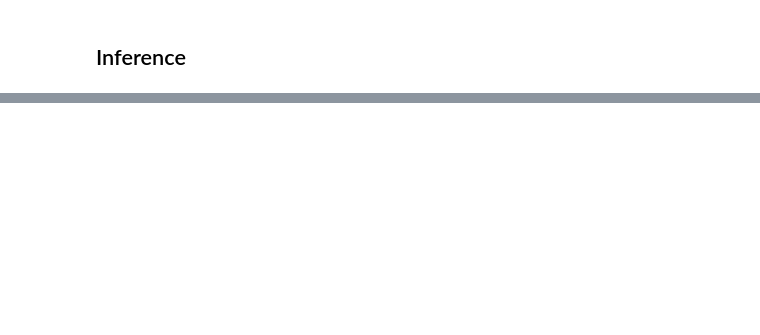
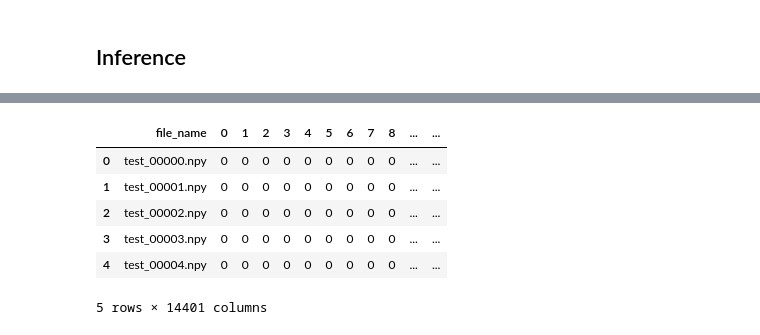
Before and after one commit to giwankim/precipitation-nowcasting, a Jupyter notebook: notebooks/02-rainnet.ipynb, the cells around one changed output, grey strips where cells are left out. Drawn from its saved outputs; the diff is of its cells as text; code cells hidden in the pictures; blank space fills up the shorter version.

```diff
--- a/notebooks/02-rainnet.ipynb
+++ b/notebooks/02-rainnet.ipynb
@@ -330,9 +330,11 @@ class RainNet(pl.LightningModule):
         y_hat *= args["rng"]
 
         y_true = radar2precipitation(y)
+        y_true = np.nan_to_num(y_true)
         y_true = np.where(y_true >= 0.1, 1, 0)
         y_true = y_true.ravel()
         y_pred = radar2precipitation(y_hat)
+        y_pred = np.nan_to_num(y_pred)
         y_pred = np.where(y_pred >= 0.1, 1, 0)
         y_pred = y_pred.ravel()
 
@@ -343,7 +345,6 @@ class RainNet(pl.LightningModule):
         err = (y - y_hat) * y_true
         err = np.abs(err)
         mae = err.sum() / y_true.sum()
-
         self.log("mae", mae)
 
         tn, fp, fn, tp = metrics.confusion_matrix(y_true, y_pred).ravel()
@@ -475,7 +476,7 @@ Epoch 0 | MAE/CSI: 336.4057808053285 | MAE: 53.408172231985944 | CSI: 0.15876116
 [interactive output not drawn]
 # %%
 # AdamW bs128 lr 1e-3
-for fold in range(5):
+for fold in range(3, 5):
     train_fold(df, fold, bilinear=True)
 # %% [output]
 GPU available: True, used: True
@@ -611,8 +542,6 @@ def inference(checkpoints):
     datamodule = NowcastingDataModule()
     datamodule.setup("test")
 
-    test_paths = datamodule.test_dataset.paths
-    test_filenames = [path.name for path in test_paths]
     final_preds = np.zeros((len(datamodule.test_dataset), 14400))
 
     for checkpoint in checkpoints:
@@ -628,14 +557,13 @@ def inference(checkpoints):
                 imgs = imgs.detach().cpu().numpy()
                 imgs = imgs[:, 0, 4:124, 4:124]
                 imgs = args["rng"] * imgs
-                imgs = imgs.clip(0, 255)
                 imgs = imgs.round()
                 preds.append(imgs)
 
         preds = np.concatenate(preds)
         preds = preds.astype(np.uint8)
         preds = preds.reshape(-1, 14400)
-        final_preds += preds / len(checkpoint)
+        final_preds += preds / len(checkpoints)
 
         del model
         gc.collect()
@@ -645,7 +573,9 @@ def inference(checkpoints):
     final_preds = final_preds.astype(np.uint8)
 
     subm = pd.DataFrame()
-    subm["file_name"] = test_filename
+    test_paths = datamodule.test_dataset.paths
+    test_filenames = [path.name for path in test_paths]
+    subm["file_name"] = test_filenames
     for i in tqdm(range(14400)):
         subm[str(i)] = final_preds[:, i]
 
@@ -653,5 +585,7 @@ def inference(checkpoints):
 # %%
-checkpoints = [args["model_dir"] / f"rainnet_fold{fold}_bs{args['batch_size']}_epochs{args['max_epochs']}_lr{model.lr}_{args['optimizer']}_{args['scheduler']}.ckpt" for fold in range(5)]
-output_path = args["output_dir"] / f"rainnet_bs{args['batch_size']}_epochs{args['max_epochs']}_lr{model.lr}_{args['optimizer']}_{args['scheduler']}.csv"
-subm.to_csv(output_path, index=False)
-subm.head()
+checkpoints = [
+    args["model_dir"]
+    / f"rainnet_fold{fold}_bs{args['batch_size']}_epochs{args['max_epochs']}_lr{args['lr']}_{args['optimizer']}_{args['scheduler']}.ckpt"
+    for fold in range(5)
+]
+subm = inference(checkpoints)
@@ -657,0 +603,15 @@ subm.head()
+# %%
+output_path = (
+    args["output_dir"]
+    / f"rainnet_bs{args['batch_size']}_epochs{args['max_epochs']}_lr{args['lr']}_{args['optimizer']}_{args['scheduler']}.csv"
+)
+subm.to_csv(output_path, index=False)
+subm.head()
+# %% [output]
+|  | file_name | 0 | 1 | 2 | 3 | 4 | 5 | 6 | 7 | 8 | ... | ... |
+| 0 | test_00000.npy | 0 | 0 | 0 | 0 | 0 | 0 | 0 | 0 | 0 | ... | ... |
+| 1 | test_00001.npy | 0 | 0 | 0 | 0 | 0 | 0 | 0 | 0 | 0 | ... | ... |
+| 2 | test_00002.npy | 0 | 0 | 0 | 0 | 0 | 0 | 0 | 0 | 0 | ... | ... |
+| 3 | test_00003.npy | 0 | 0 | 0 | 0 | 0 | 0 | 0 | 0 | 0 | ... | ... |
+| 4 | test_00004.npy | 0 | 0 | 0 | 0 | 0 | 0 | 0 | 0 | 0 | ... | ... |
+5 rows × 14401 columns
```
Also changed, not shown: parts of 6 cells of this notebook, 3 other files.
